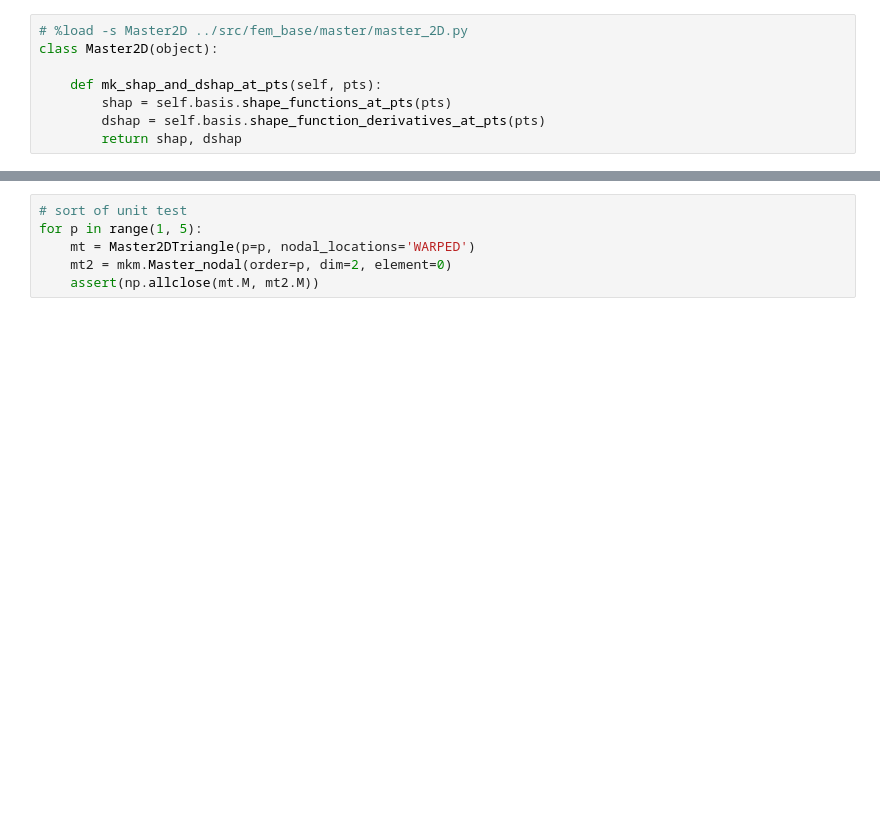
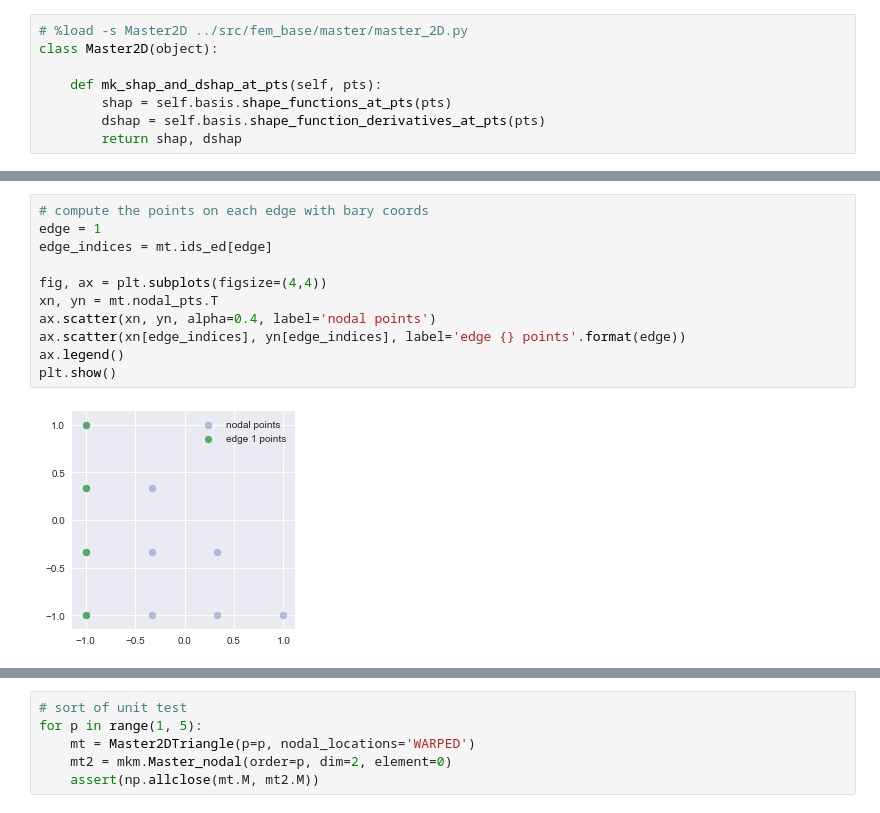
Before and after one commit to CorbinFoucart/FEMexperiment, a Jupyter notebook: codes/tutorial/2D_basis_and_master_elements.ipynb, the cells around one changed output, grey strips where cells are left out. Drawn from its saved outputs; the diff is of its cells as text; blank space fills up the shorter version.

```diff
--- a/codes/tutorial/2D_basis_and_master_elements.ipynb
+++ b/codes/tutorial/2D_basis_and_master_elements.ipynb
@@ -638,0 +708,13 @@ class Master2DTriangle(Master2D):
+# %%
+# compute the points on each edge with bary coords
+edge = 1
+edge_indices = mt.ids_ed[edge]
+
+fig, ax = plt.subplots(figsize=(4,4))
+xn, yn = mt.nodal_pts.T
+ax.scatter(xn, yn, alpha=0.4, label='nodal points')
+ax.scatter(xn[edge_indices], yn[edge_indices], label='edge {} points'.format(edge))
+ax.legend()
+plt.show()
+# %% [output]
+[figure, added]
```
Also changed, not shown: parts of 13 cells of this notebook, 1 other file.
